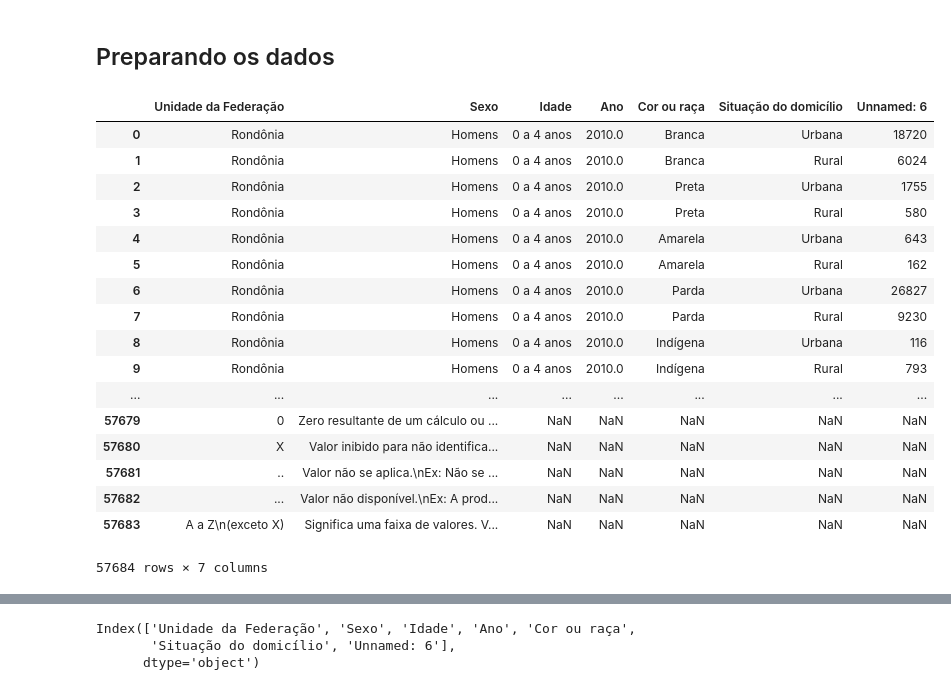
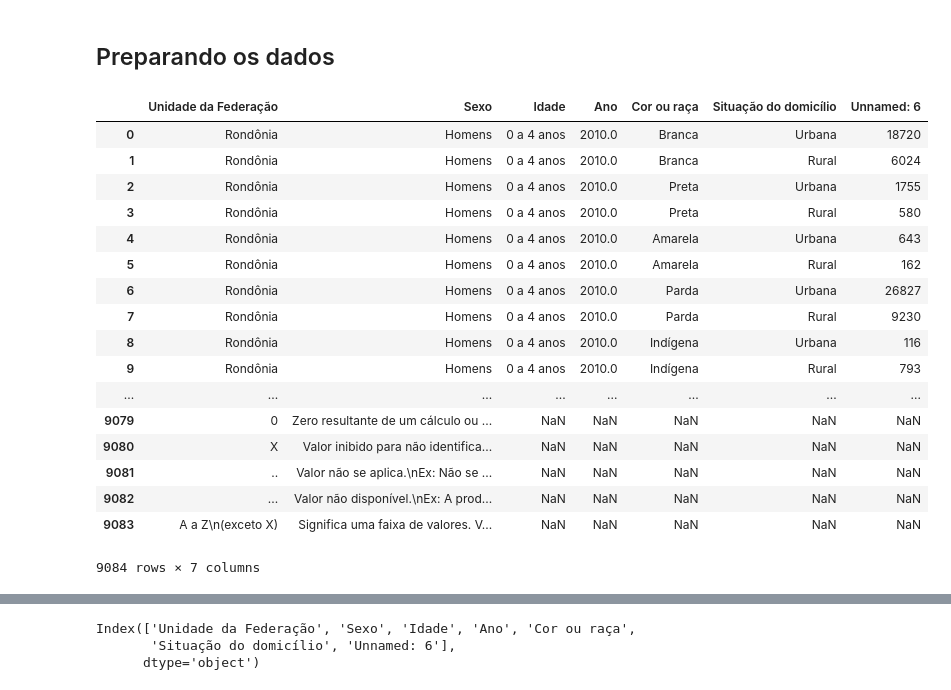
Before and after one commit to pyladiespb-org/minicurso-analise-descritiva-dados-abertos, a Jupyter notebook: AnalisePopulacao.ipynb, the cells around one changed output, grey strips where cells are left out. Saved outputs shown, nothing was run; the diff lists cells and outputs as text; code cells hidden in the pictures.

```diff
--- a/AnalisePopulacao.ipynb
+++ b/AnalisePopulacao.ipynb
@@ -30,25 +21,25 @@ import pandas as pd
 import matplotlib
 import matplotlib.pyplot as plt
 # %%
-populacao = pd.read_csv('data/populacao/populacao_genero_cor_2010.csv', delimiter=';', header=2)
+populacao = pd.read_csv('data/populacao/populacao_idade_agregada.csv', delimiter=';', header=2)
 populacao
 # %% [output]
 |  | Unidade da Federação | Sexo | Idade | Ano | Cor ou raça | Situação do domicílio | Unnamed: 6 |
 | 0 | Rondônia | Homens | 0 a 4 anos | 2010.0 | Branca | Urbana | 18720 |
 | 1 | Rondônia | Homens | 0 a 4 anos | 2010.0 | Branca | Rural | 6024 |
 | 2 | Rondônia | Homens | 0 a 4 anos | 2010.0 | Preta | Urbana | 1755 |
 | 3 | Rondônia | Homens | 0 a 4 anos | 2010.0 | Preta | Rural | 580 |
 | 4 | Rondônia | Homens | 0 a 4 anos | 2010.0 | Amarela | Urbana | 643 |
 | 5 | Rondônia | Homens | 0 a 4 anos | 2010.0 | Amarela | Rural | 162 |
 | 6 | Rondônia | Homens | 0 a 4 anos | 2010.0 | Parda | Urbana | 26827 |
 | 7 | Rondônia | Homens | 0 a 4 anos | 2010.0 | Parda | Rural | 9230 |
 | 8 | Rondônia | Homens | 0 a 4 anos | 2010.0 | Indígena | Urbana | 116 |
 | 9 | Rondônia | Homens | 0 a 4 anos | 2010.0 | Indígena | Rural | 793 |
 | ... | ... | ... | ... | ... | ... | ... | ... |
-| 57679 | 0 | Zero resultante de um cálculo ou ... | NaN | NaN | NaN | NaN | NaN |
-| 57680 | X | Valor inibido para não identifica... | NaN | NaN | NaN | NaN | NaN |
-| 57681 | .. | Valor não se aplica.\nEx: Não se ... | NaN | NaN | NaN | NaN | NaN |
-| 57682 | ... | Valor não disponível.\nEx: A prod... | NaN | NaN | NaN | NaN | NaN |
-| 57683 | A a Z\n(exceto X) | Significa uma faixa de valores. V... | NaN | NaN | NaN | NaN | NaN |
+| 9079 | 0 | Zero resultante de um cálculo ou ... | NaN | NaN | NaN | NaN | NaN |
+| 9080 | X | Valor inibido para não identifica... | NaN | NaN | NaN | NaN | NaN |
+| 9081 | .. | Valor não se aplica.\nEx: Não se ... | NaN | NaN | NaN | NaN | NaN |
+| 9082 | ... | Valor não disponível.\nEx: A prod... | NaN | NaN | NaN | NaN | NaN |
+| 9083 | A a Z\n(exceto X) | Significa uma faixa de valores. V... | NaN | NaN | NaN | NaN | NaN |
-57684 rows × 7 columns
+9084 rows × 7 columns
 # %%
```
Also changed, not shown: parts of 15 cells of this notebook.
